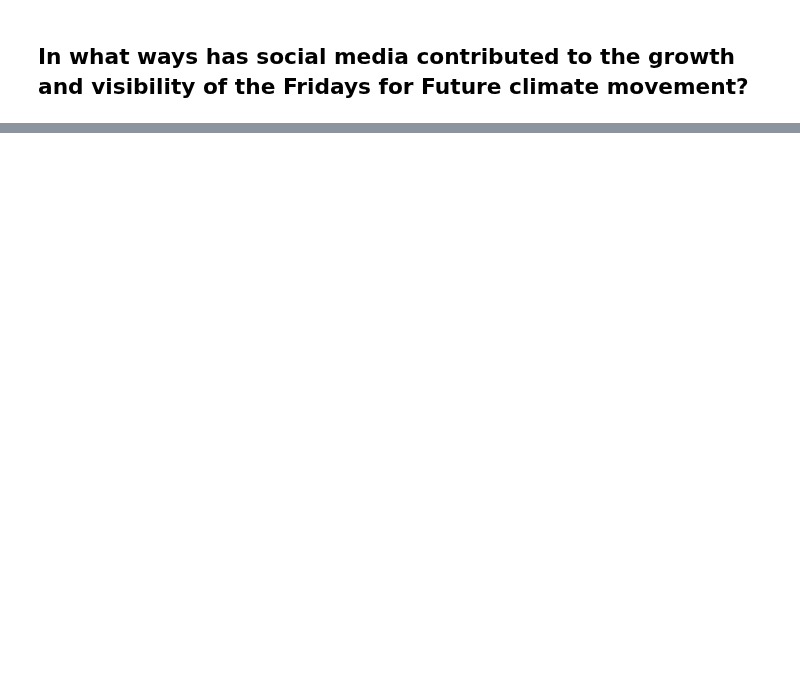
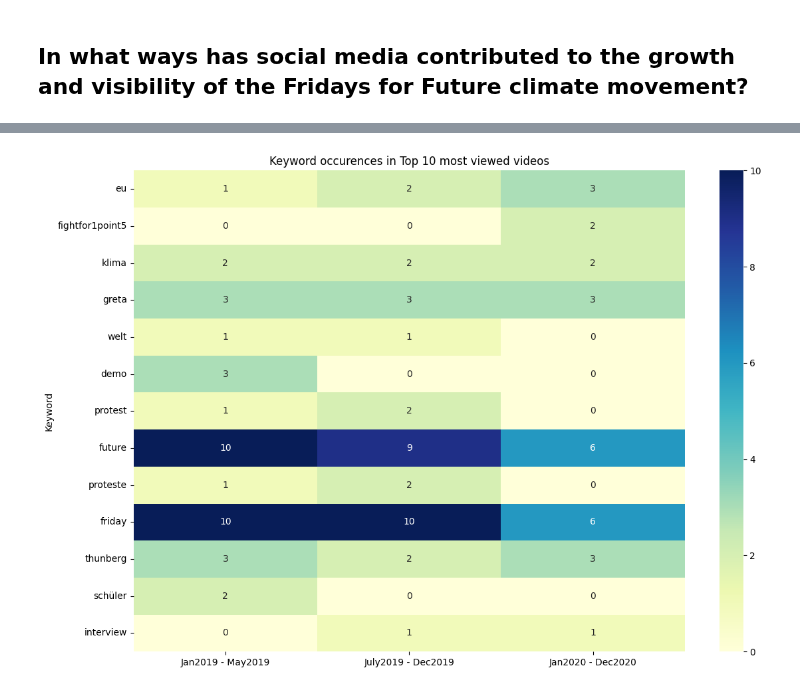
Before and after one commit to DataDivasCAU/DataDivas, a Jupyter notebook: Diana/Question 3/question_3.ipynb, the cells around one changed output, grey strips where cells are left out. Saved outputs shown, nothing was run; the diff lists cells and outputs as text; code cells hidden in the pictures; blank space fills up the shorter version.

```diff
--- a/Diana/Question 3/question_3.ipynb
+++ b/Diana/Question 3/question_3.ipynb
@@ -311,0 +409,10 @@ plt.show()
+# %%
+df_counts = pd.read_csv("keyword_counts_combined.csv", index_col=0)
+plt.figure(figsize=(12,8))
+sns.heatmap(df_counts, annot=True, fmt="d", cmap="YlGnBu")
+plt.title("Keyword occurences in Top 10 most viewed videos")
+plt.ylabel("Keyword")
+plt.tight_layout()
+plt.show()
+# %% [output]
+[figure, added]
```
Also changed, not shown: parts of 13 cells of this notebook, 18 other files.
